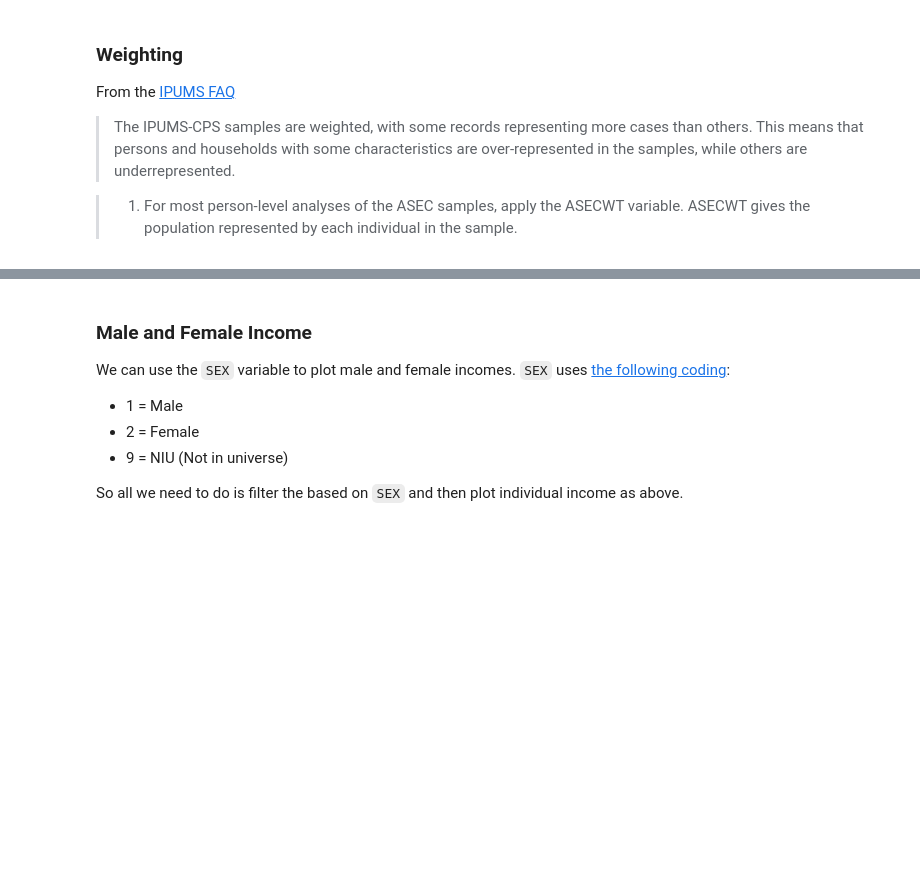
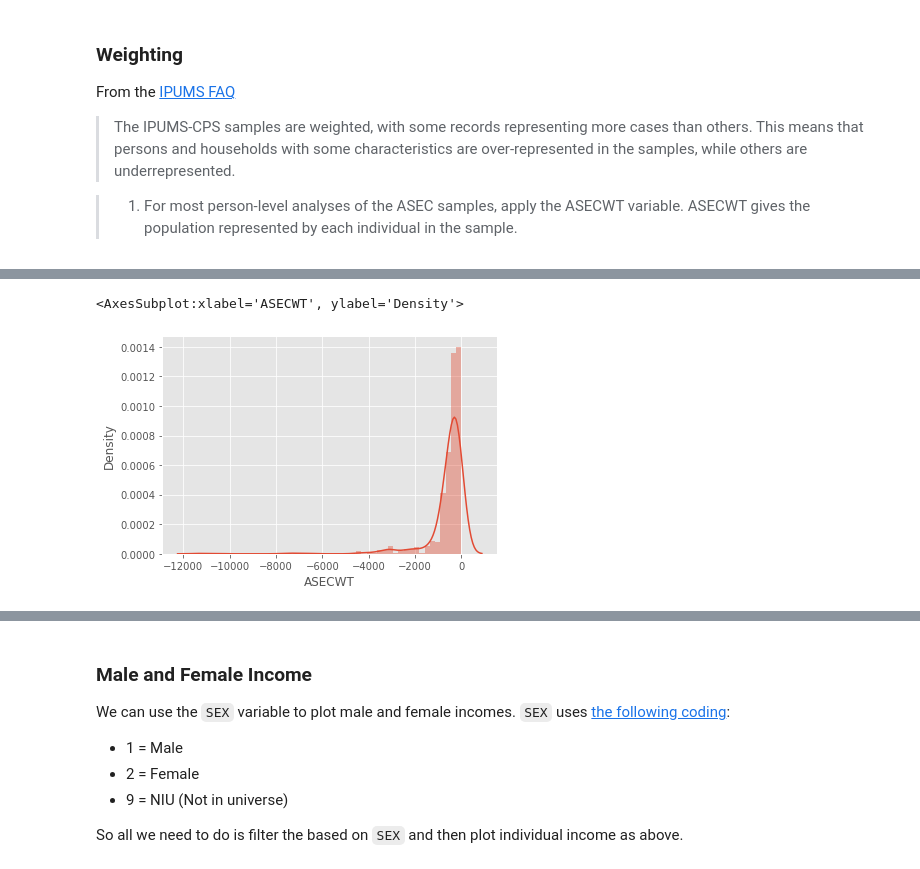
Before and after one commit to hamishhuggard/us-income-visualisations, a Jupyter notebook: create-animations.ipynb, the cells around one changed output, grey strips where cells are left out. Cells and saved outputs as stored; diff of their text form; code cells hidden in the pictures; blank space fills up the shorter version.

```diff
--- a/create-animations.ipynb
+++ b/create-animations.ipynb
@@ -311,0 +349,5 @@ From the [IPUMS FAQ](https://cps.ipums.org/cps-action/faq#ques7)
+# %%
+sns.distplot(data['ASECWT'][data['ASECWT'] < 0])
+# %% [output]
+<AxesSubplot:xlabel='ASECWT', ylabel='Density'>
+[figure, added]
```
Also changed, not shown: parts of 28 cells of this notebook, 2 other files.
